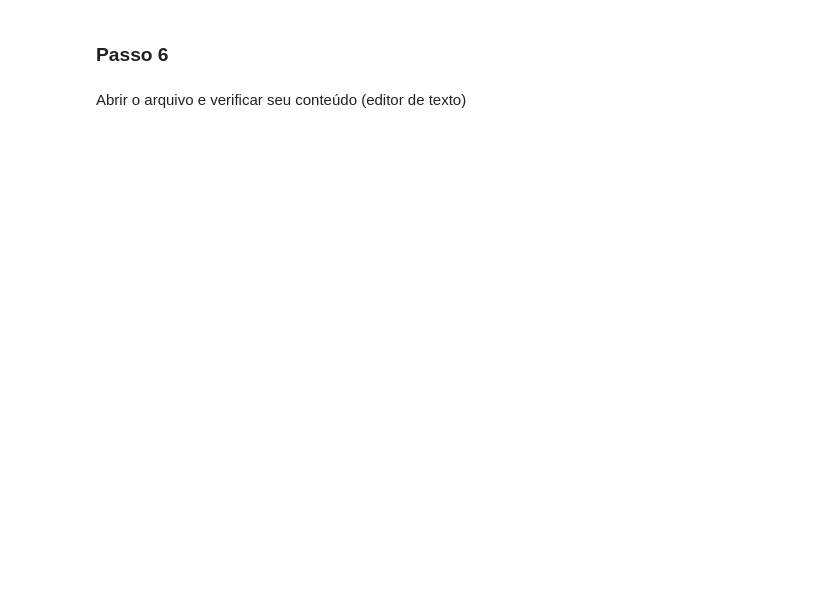
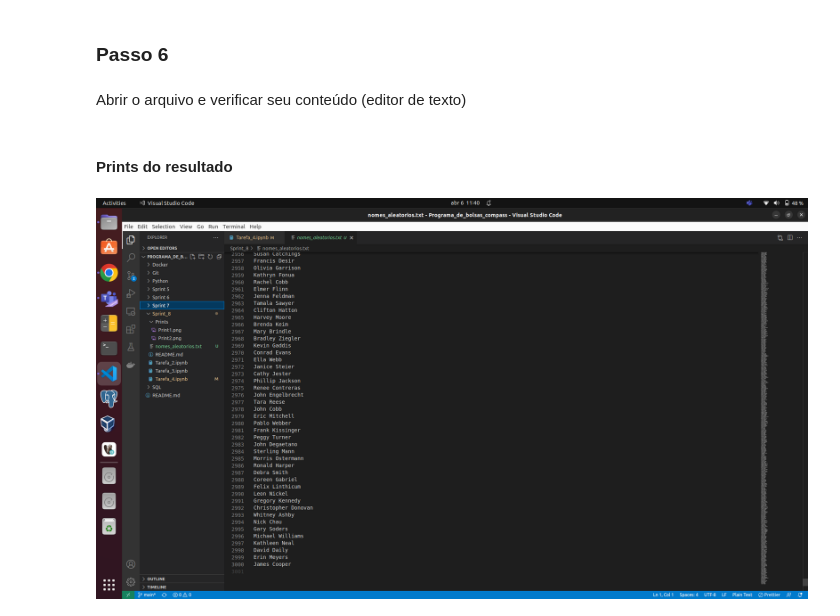
Before and after one commit to telmacarvalho/programa_de_bolsas_compass, a Jupyter notebook: Sprint_8/Tarefa_4.ipynb, the cells around one changed output. Saved outputs shown, nothing was run; the diff lists cells and outputs as text; code cells hidden in the pictures; blank space fills up the shorter version.

Commit message:
Adicionando prints, arquivo de texto e códigos da etapa 3 do exercício 4

```diff
--- a/Sprint_8/Tarefa_4.ipynb
+++ b/Sprint_8/Tarefa_4.ipynb
@@ -130,3 +169,9 @@ Gerar um arquivo de texto contendo todos os nomes, um a cada linha. O nome do ar
 ### Passo 6
 # %% [markdown]
 Abrir o arquivo e verificar seu conteúdo (editor de texto)
+# %% [markdown]
+#### Prints do resultado
+# %%
+Image("Prints/Print3.png")
+# %% [output]
+[figure, added]
```
Also changed, not shown: parts of 9 cells of this notebook, 3 other files.
